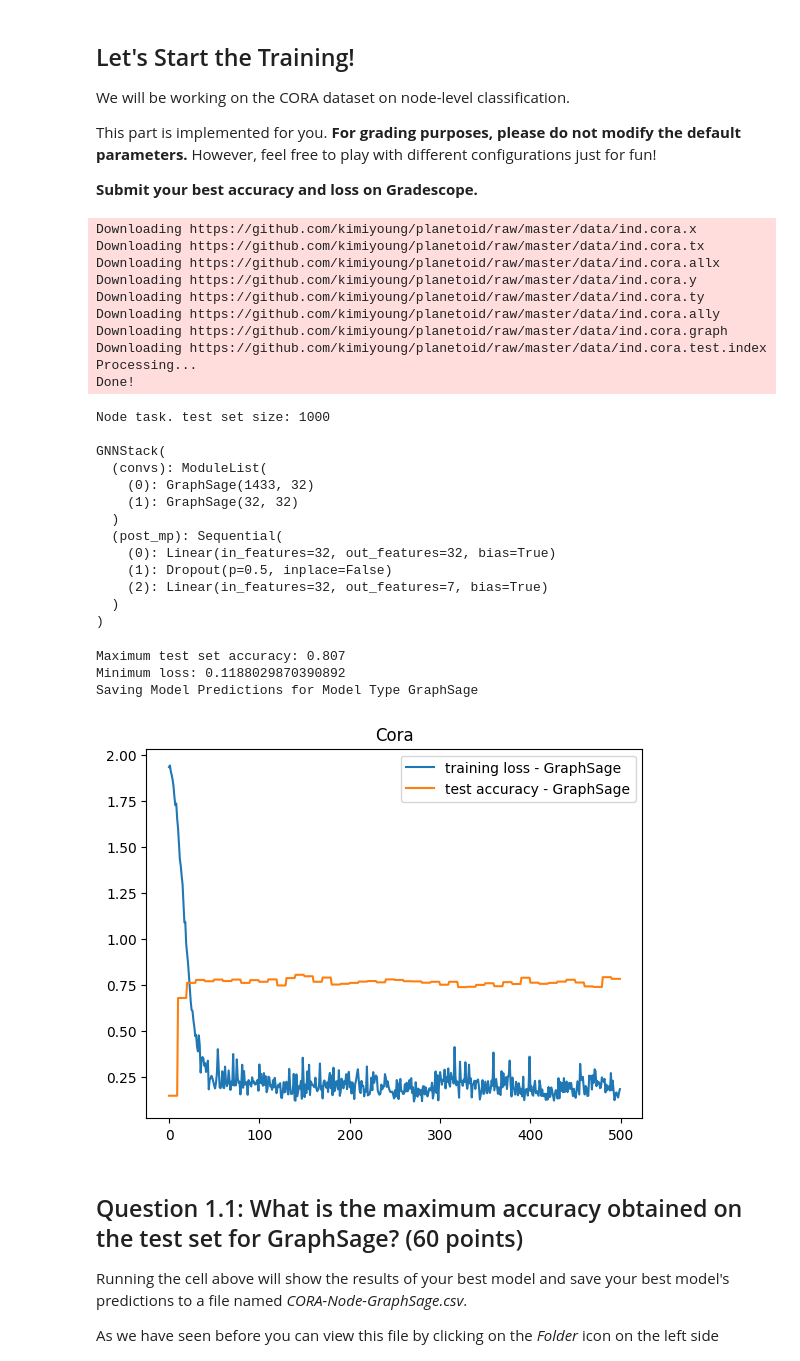
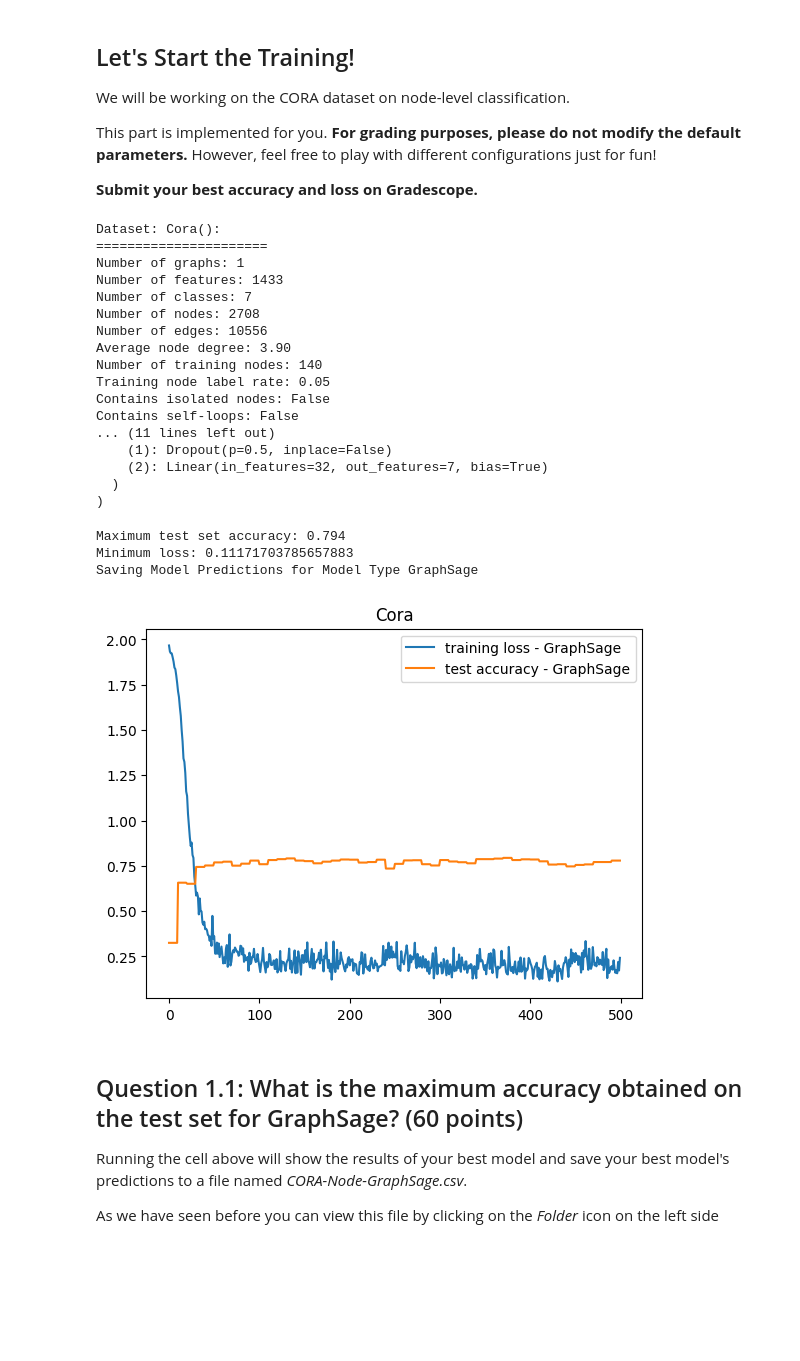
Before and after one commit to spencer18001/Machine-Learning-with-Graphs, a Jupyter notebook: CS224W_Colab_3.ipynb, the cells around one changed output. Cells and saved outputs as stored; diff of their text form; code cells hidden in the pictures; blank space fills up the shorter version.

```diff
--- a/CS224W_Colab_3.ipynb
+++ b/CS224W_Colab_3.ipynb
@@ -578,60 +578,70 @@ if 'IS_GRADESCOPE_ENV' not in os.environ:
     ]:
         args = objectview(args)
         for model in ['GraphSage']:
             args.model_type = model
 
             # Match the dimension.
             if model == 'GAT':
               args.heads = 2
             else:
               args.heads = 1
 
             if args.dataset == 'cora':
                 dataset = Planetoid(root='/tmp/cora', name='Cora')
             else:
                 raise NotImplementedError("Unknown dataset")
+            data = dataset[0]
+            print(f'Dataset: {dataset}:')
+            print('======================')
+            print(f'Number of graphs: {len(dataset)}')
+            print(f'Number of features: {dataset.num_features}')
+            print(f'Number of classes: {dataset.num_classes}')
+
+            print(f'Number of nodes: {data.num_nodes}')
+            print(f'Number of edges: {data.num_edges}')
+            print(f'Average node degree: {data.num_edges / data.num_nodes:.2f}')
+            print(f'Number of training nodes: {data.train_mask.sum()}')
+            print(f'Training node label rate: {int(data.train_mask.sum()) / data.num_nodes:.2f}')
+            print(f'Contains isolated nodes: {data.contains_isolated_nodes()}')
+            print(f'Contains self-loops: {data.contains_self_loops()}')
+            print(f'Is undirected: {data.is_undirected()}\n')
+
             test_accs, losses, best_model, best_acc, test_loader = train(dataset, args)
 
             print("Maximum test set accuracy: {0}".format(max(test_accs)))
             print("Minimum loss: {0}".format(min(losses)))
 
             # Run test for our best model to save the predictions!
             test(test_loader, best_model, is_validation=False, save_model_preds=True, model_type=model)
             print()
 
             plt.title(dataset.name)
             plt.plot(losses, label="training loss" + " - " + args.model_type)
             plt.plot(test_accs, label="test accuracy" + " - " + args.model_type)
         plt.legend()
         plt.show()
 # %% [output]
-Downloading https://github.com/kimiyoung/planetoid/raw/master/data/ind.cora.x
-Downloading https://github.com/kimiyoung/planetoid/raw/master/data/ind.cora.tx
-Downloading https://github.com/kimiyoung/planetoid/raw/master/data/ind.cora.allx
-Downloading https://github.com/kimiyoung/planetoid/raw/master/data/ind.cora.y
-Downloading https://github.com/kimiyoung/planetoid/raw/master/data/ind.cora.ty
-Downloading https://github.com/kimiyoung/planetoid/raw/master/data/ind.cora.ally
-Downloading https://github.com/kimiyoung/planetoid/raw/master/data/ind.cora.graph
-Downloading https://github.com/kimiyoung/planetoid/raw/master/data/ind.cora.test.index
-Processing...
-Done!
+Dataset: Cora():
+======================
+Number of graphs: 1
+Number of features: 1433
+Number of classes: 7
+Number of nodes: 2708
+Number of edges: 10556
+Average node degree: 3.90
+Number of training nodes: 140
+Training node label rate: 0.05
+Contains isolated nodes: False
+Contains self-loops: False
+... (11 lines left out)
+    (1): Dropout(p=0.5, inplace=False)
+    (2): Linear(in_features=32, out_features=7, bias=True)
+  )
+)
-Node task. test set size: 1000
-
-GNNStack(
-  (convs): ModuleList(
-    (0): GraphSage(1433, 32)
-    (1): GraphSage(32, 32)
-  )
-  (post_mp): Sequential(
-    (0): Linear(in_features=32, out_features=32, bias=True)
-    (1): Dropout(p=0.5, inplace=False)
-    (2): Linear(in_features=32, out_features=7, bias=True)
-  )
-)
+Maximum test set accuracy: 0.794
+Minimum loss: 0.11171703785657883
+Saving Model Predictions for Model Type GraphSage
-Maximum test set accuracy: 0.807
-Minimum loss: 0.1188029870390892
-Saving Model Predictions for Model Type GraphSage
-[figure, old version]
+[figure, new version]
 # %% [markdown]
 ## Question 1.1: What is the maximum accuracy obtained on the test set for GraphSage? (60 points)
 
```
Also changed, not shown: parts of 1 cell of this notebook.
